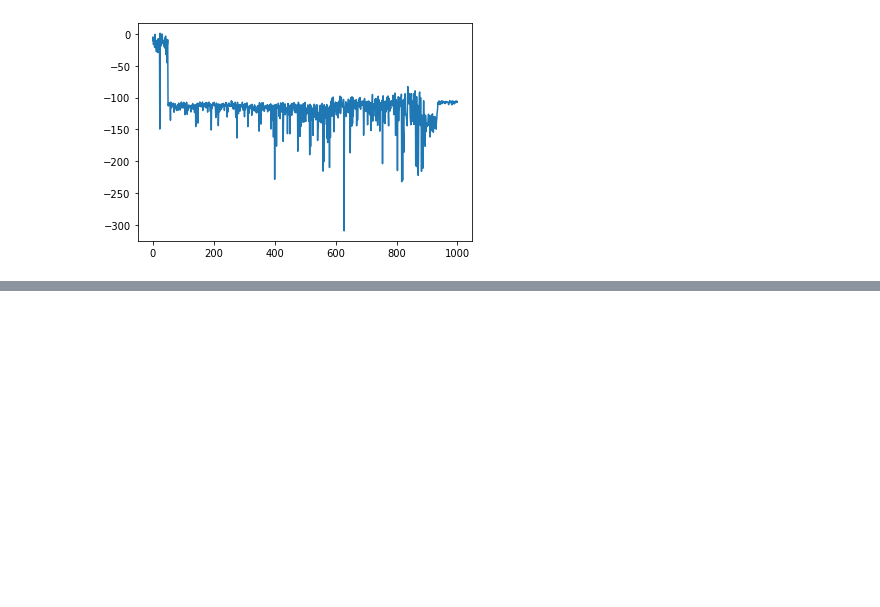
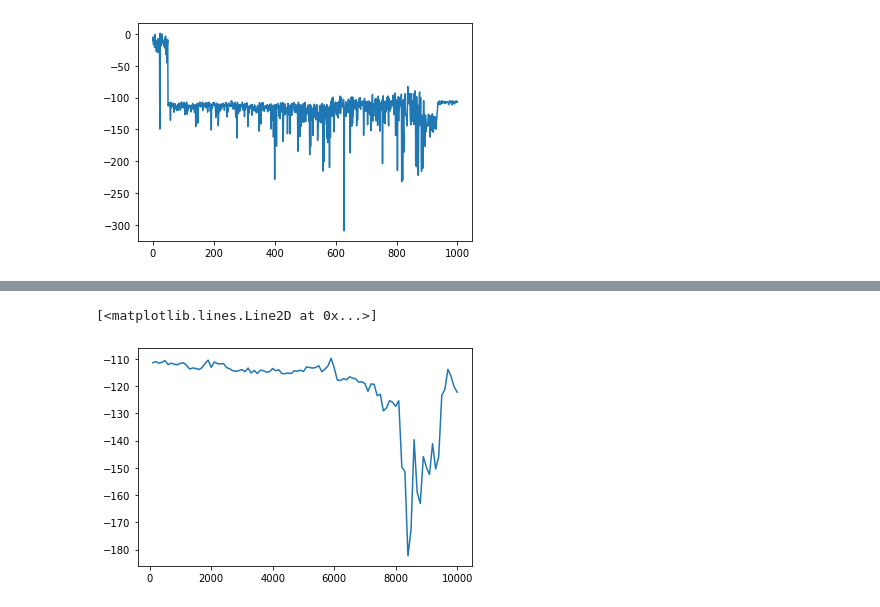
Before and after one commit to strath-ace/smart-ml, a Jupyter notebook: Gaudet-Lander/run_qnet_nb.ipynb, the cells around one changed output, grey strips where cells are left out. Cells and saved outputs as stored; diff of their text form; code cells hidden in the pictures; blank space fills up the shorter version.

Commit message:
adding new lander qnet runs

```diff
--- a/Gaudet-Lander/run_qnet_nb.ipynb
+++ b/Gaudet-Lander/run_qnet_nb.ipynb
@@ -96,5 +106,3 @@ plt.plot(R_ep)
 # %% [output]
 [<matplotlib.lines.Line2D at 0x...>]
 [figure]
-# %%
-asdf = pickle.load(open('test_qlearn_11_3.pkl','rb'))
@@ -112,0 +113,7 @@ plt.plot(r_avg)
+# %%
+N_ep = 50000
+dmem=pickle.load(open('demo_disc.pkl','rb'))
+env = LanderEnvironment()
+agent = QLearn.QAgent(env,net_type='MLPQNet',hidden_layers=[160, 80],alpha=1e-4,gamma=0.99,eps0=0.25,n_eps=40000,minibatch_size=50,memory_size=500000,demo_memory=dmem,n_demo=50)
+fname = 'lander_demo_test_20_3_mlp1'
+R, steps, agent, env = QLearn.do_run(agent, env, N_ep, save_name = fname, show_progress=True)
@@ -112,0 +138,6 @@ plt.plot(r_avg)
+# %%
+x,R_s=R.smooth()
+plt.plot(x,R_s)
+# %% [output]
+[<matplotlib.lines.Line2D at 0x...>]
+[figure, added]
```
Also changed, not shown: parts of 11 cells of this notebook, 3 other files.
